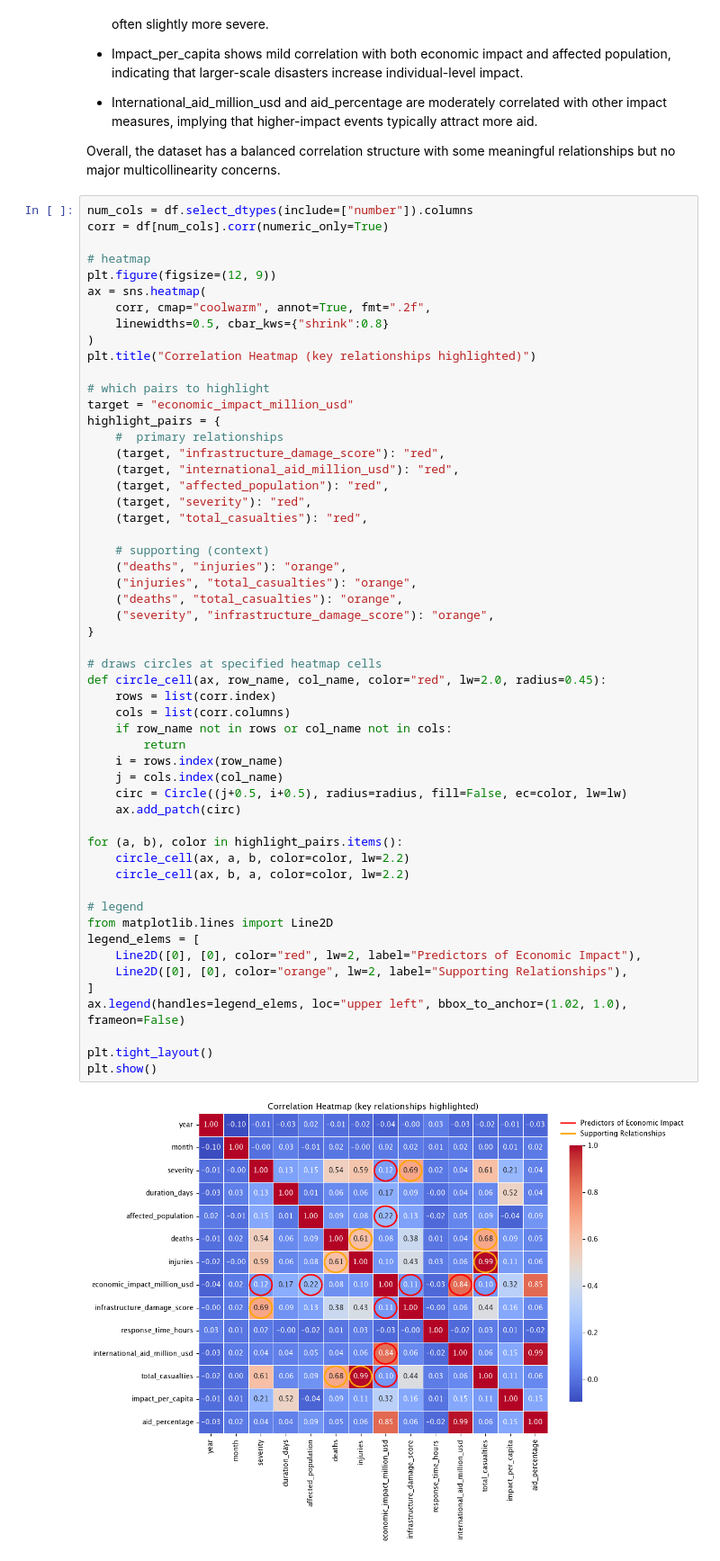
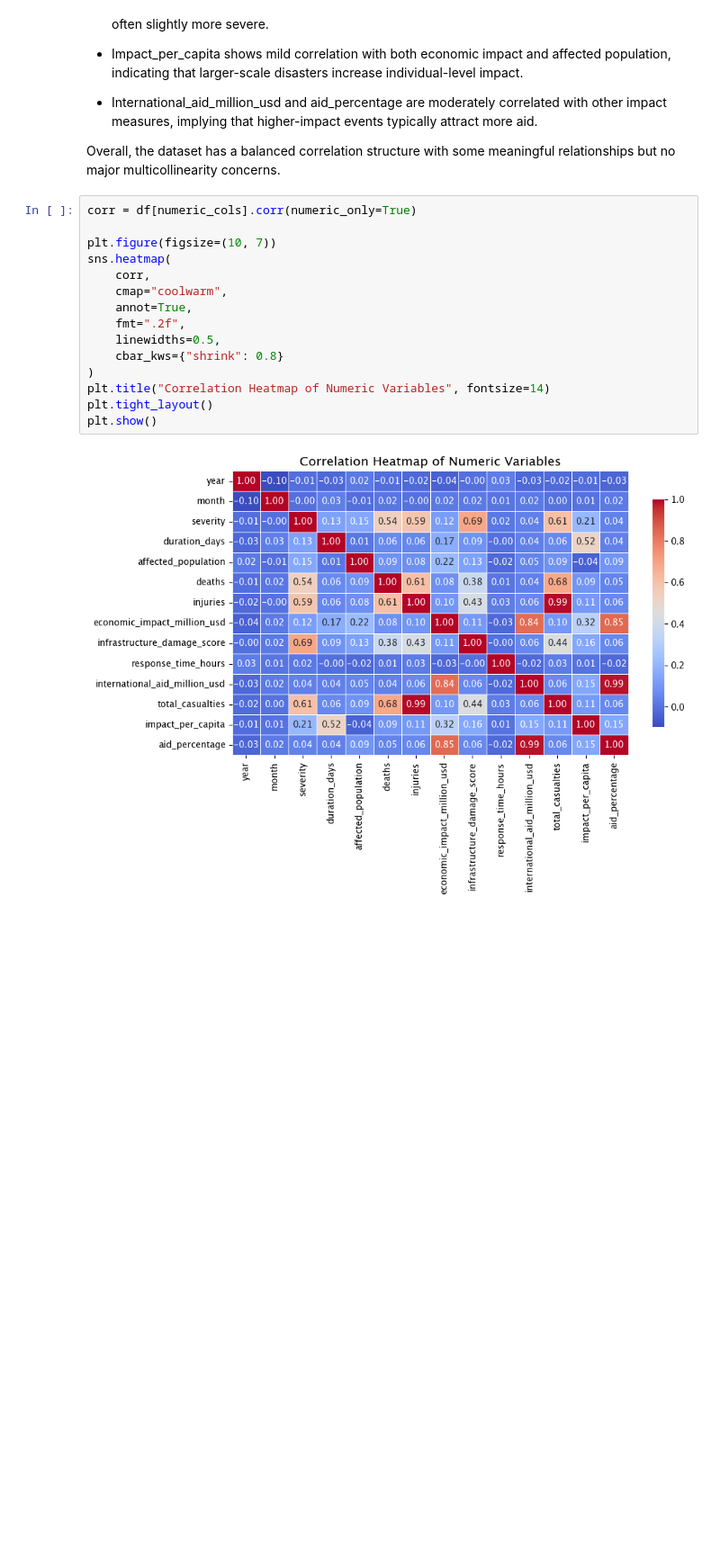
Before and after one commit to samyukrishnasamy/DS3001-Midterm-Project, a Jupyter notebook: exploratory_data_analysis.ipynb, the cells around one changed output. Shown at 90% size. Drawn from its saved outputs; the diff is of its cells as text; blank space fills up the shorter version.

Commit message:
heatmap

```diff
--- a/exploratory_data_analysis.ipynb
+++ b/exploratory_data_analysis.ipynb
@@ -306,58 +306,19 @@ The heatmap shows how numeric variables are related in the dataset. Darker red a
 
 Overall, the dataset has a balanced correlation structure with some meaningful relationships but no major multicollinearity concerns.
 # %%
-num_cols = df.select_dtypes(include=["number"]).columns
-corr = df[num_cols].corr(numeric_only=True)
+corr = df[numeric_cols].corr(numeric_only=True)
 
-# heatmap
-plt.figure(figsize=(12, 9))
-ax = sns.heatmap(
-    corr, cmap="coolwarm", annot=True, fmt=".2f",
-    linewidths=0.5, cbar_kws={"shrink":0.8}
+plt.figure(figsize=(10, 7))
+sns.heatmap(
+    corr,
+    cmap="coolwarm",
+    annot=True,
+    fmt=".2f",
+    linewidths=0.5,
+    cbar_kws={"shrink": 0.8}
 )
-plt.title("Correlation Heatmap (key relationships highlighted)")
-
-# which pairs to highlight
-target = "economic_impact_million_usd"
-highlight_pairs = {
-    #  primary relationships
-    (target, "infrastructure_damage_score"): "red",
-    (target, "international_aid_million_usd"): "red",
-    (target, "affected_population"): "red",
-    (target, "severity"): "red",
-    (target, "total_casualties"): "red",
-
-    # supporting (context)
-    ("deaths", "injuries"): "orange",
-    ("injuries", "total_casualties"): "orange",
-    ("deaths", "total_casualties"): "orange",
-    ("severity", "infrastructure_damage_score"): "orange",
-}
-
-# draws circles at specified heatmap cells
-def circle_cell(ax, row_name, col_name, color="red", lw=2.0, radius=0.45):
-    rows = list(corr.index)
-    cols = list(corr.columns)
-    if row_name not in rows or col_name not in cols:
-        return
-    i = rows.index(row_name)
-    j = cols.index(col_name)
-    circ = Circle((j+0.5, i+0.5), radius=radius, fill=False, ec=color, lw=lw)
-    ax.add_patch(circ)
-
-for (a, b), color in highlight_pairs.items():
-    circle_cell(ax, a, b, color=color, lw=2.2)
-    circle_cell(ax, b, a, color=color, lw=2.2)
-
-# legend
-from matplotlib.lines import Line2D
-legend_elems = [
-    Line2D([0], [0], color="red", lw=2, label="Predictors of Economic Impact"),
-    Line2D([0], [0], color="orange", lw=2, label="Supporting Relationships"),
-]
-ax.legend(handles=legend_elems, loc="upper left", bbox_to_anchor=(1.02, 1.0), frameon=False)
-
+plt.title("Correlation Heatmap of Numeric Variables", fontsize=14)
 plt.tight_layout()
 plt.show()
 # %% [output]
-[figure, old version]
+[figure, new version]
```
